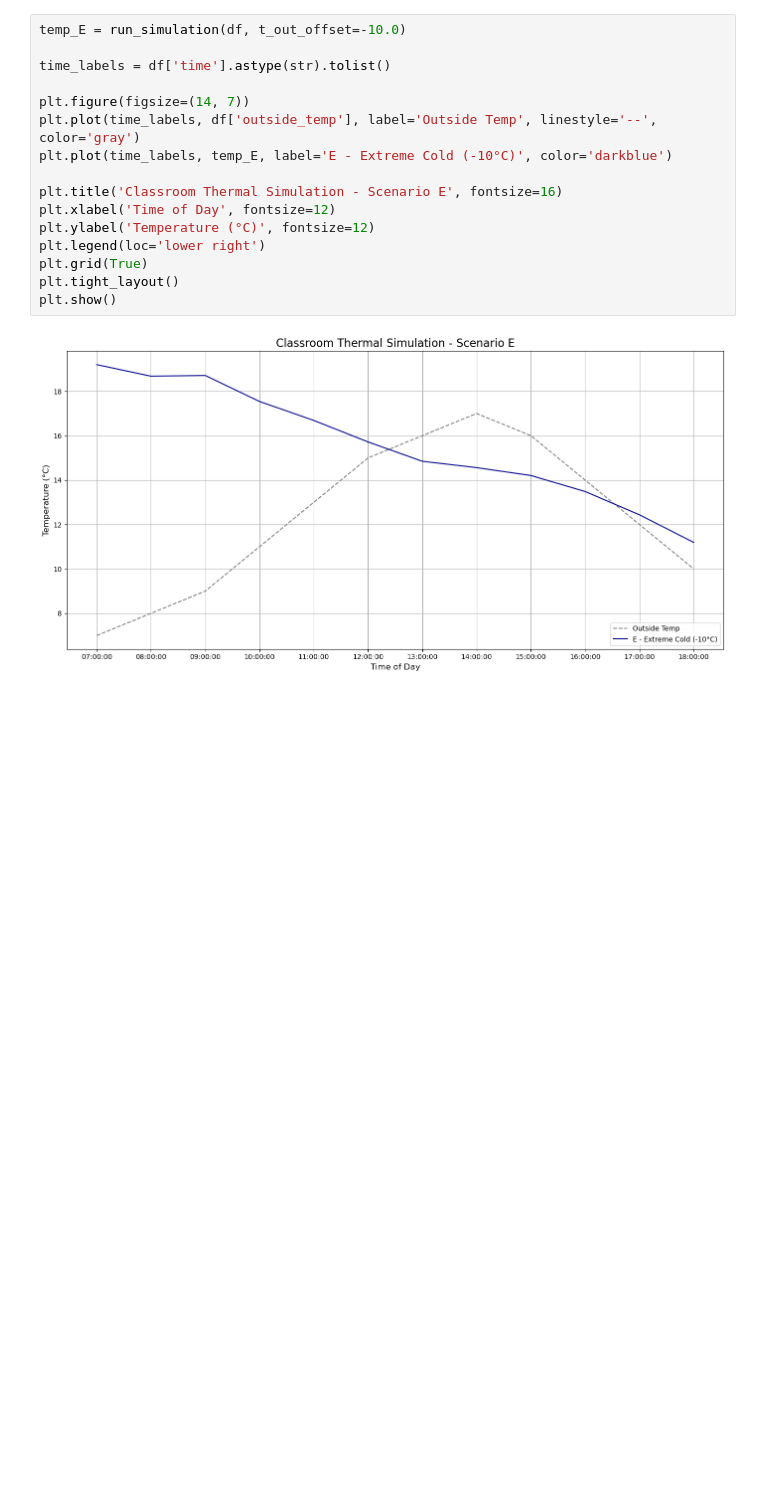
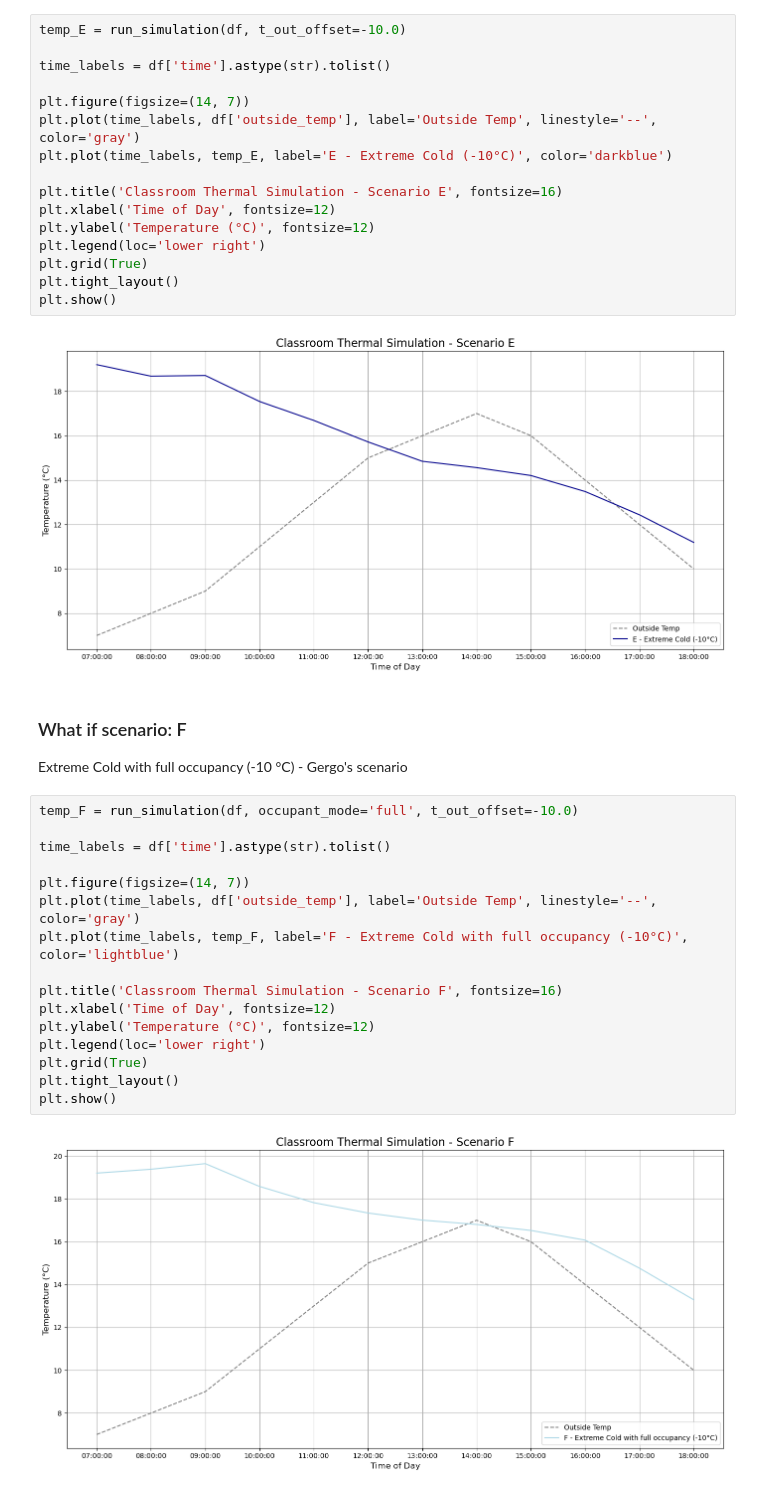
Before and after one commit to KonmaWasurenaide/DigitalTwin_Project_DE_IK, a Jupyter notebook: HomeWorks/HomeWork_1.ipynb, the cells around one changed output. Drawn from its saved outputs; the diff is of its cells as text; blank space fills up the shorter version.

Commit message:
Implemented my own scenario & Implemented the comparison of the scenarios
Answered the questions

```diff
--- a/HomeWorks/HomeWork_1.ipynb
+++ b/HomeWorks/HomeWork_1.ipynb
@@ -171,3 +171,24 @@ plt.tight_layout()
 plt.show()
 # %% [output]
 [figure]
+# %% [markdown]
+### What if scenario: F
+Extreme Cold with full occupancy (-10 °C) - Gergo's scenario
+# %%
+temp_F = run_simulation(df, occupant_mode='full', t_out_offset=-10.0)
+
+time_labels = df['time'].astype(str).tolist()
+
+plt.figure(figsize=(14, 7))
+plt.plot(time_labels, df['outside_temp'], label='Outside Temp', linestyle='--', color='gray')
+plt.plot(time_labels, temp_F, label='F - Extreme Cold with full occupancy (-10°C)', color='lightblue')
+
+plt.title('Classroom Thermal Simulation - Scenario F', fontsize=16)
+plt.xlabel('Time of Day', fontsize=12)
+plt.ylabel('Temperature (°C)', fontsize=12)
+plt.legend(loc='lower right')
+plt.grid(True)
+plt.tight_layout()
+plt.show()
+# %% [output]
+[figure, added]
```
Also changed, not shown: parts of 3 cells of this notebook.
